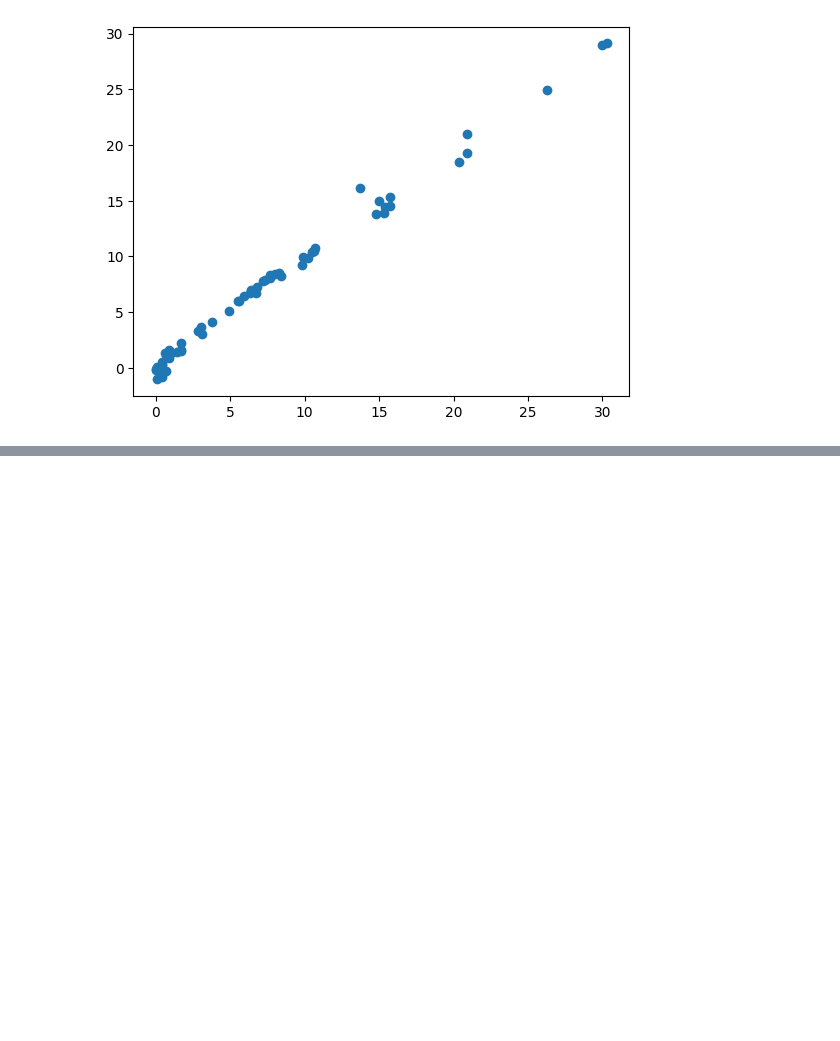
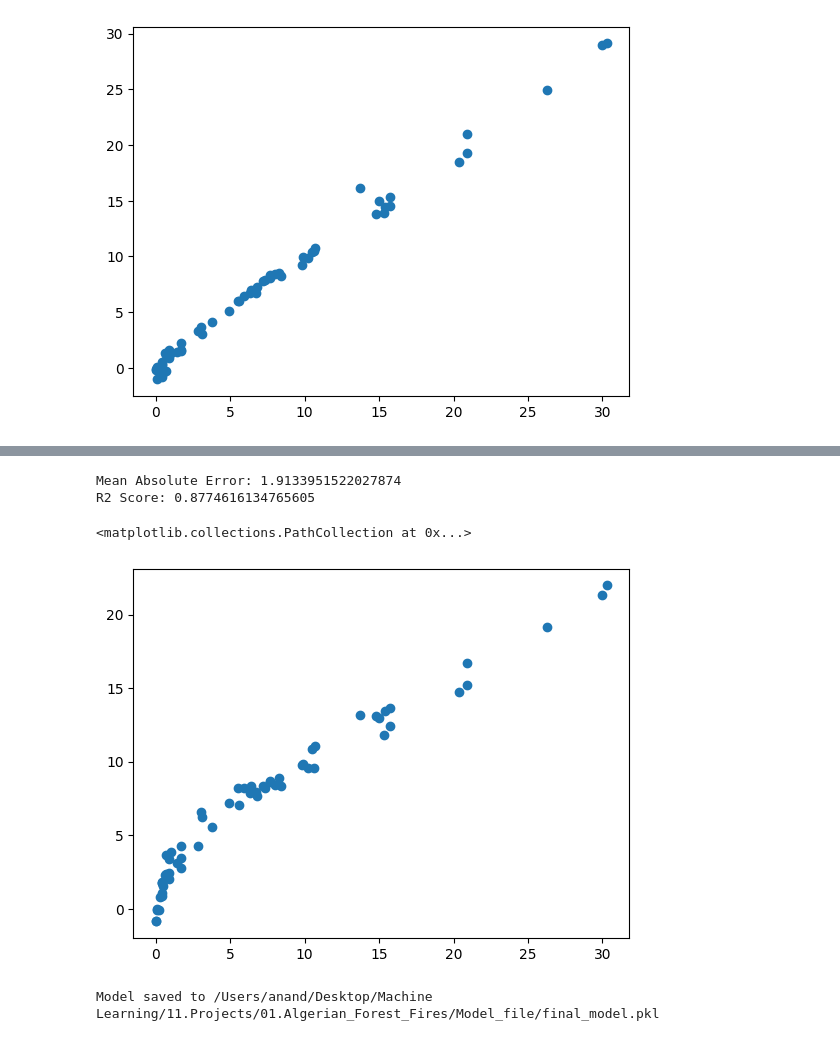
Before and after one commit to Ananddd06/Beginner_to_Advance_Machine_Learning_for_Freshers, a Jupyter notebook: 11.Projects/01.Algerian_Forest_Fires/02.Model_traning.ipynb, the cells around one changed output, grey strips where cells are left out. Cells and saved outputs as stored; diff of their text form; code cells hidden in the pictures; blank space fills up the shorter version.

```diff
--- a/11.Projects/01.Algerian_Forest_Fires/02.Model_traning.ipynb
+++ b/11.Projects/01.Algerian_Forest_Fires/02.Model_traning.ipynb
@@ -212,0 +261,41 @@ R2 Score: 0.9903516167718194
+# %%
+# Elastic Net Regression
+
+# Linear Regression
+from sklearn.linear_model import ElasticNet
+from sklearn.metrics import mean_absolute_error , r2_score
+model = ElasticNet()
+model.fit(X_train_Scaled , y_train)
+# Predicting the values
+y_pred = model.predict(X_test_Scaled)
+mae = mean_absolute_error(y_test , y_pred)
+r2 = r2_score(y_test , y_pred)
+print(f'Mean Absolute Error: {mae}')
+print(f'R2 Score: {r2}')
+plt.scatter(y_test , y_pred)
+
+
+# R2 Score: 0.9903516167718194 its best score and we knew that our model is doing prefectly fine
+# But we can also asume that Linear regression are prone to the Overfitting so we need to use the
+# Regularixzation technique inorder to make the model to prevent overitting , L1 and L2 reguralization
+# %% [output]
+Mean Absolute Error: 1.9133951522027874
+R2 Score: 0.8774616134765605
+<matplotlib.collections.PathCollection at 0x...>
+[figure, added]
+# %%
+import joblib
+import os
+
+# Specify the file path where you want to save the model
+file_path = '/Users/anand/Desktop/Machine Learning/11.Projects/01.Algerian_Forest_Fires/Model_file/final_model.pkl'
+
+# Create the directory if it doesn't exist
+os.makedirs(os.path.dirname(file_path), exist_ok=True)
+
+# Save the trained Lasso model as a .pkl file
+joblib.dump(model, file_path)
+
+print(f"Model saved to {file_path}")
+# %% [output]
+Model saved to /Users/anand/Desktop/Machine Learning/11.Projects/01.Algerian_Forest_Fires/Model_file/final_model.pkl
```
Also changed, not shown: parts of 2 cells of this notebook, 3 other files.
